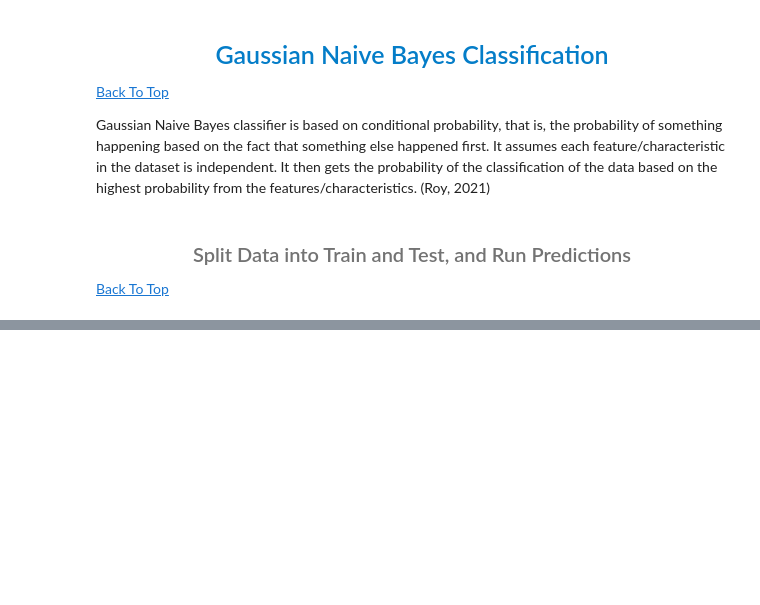
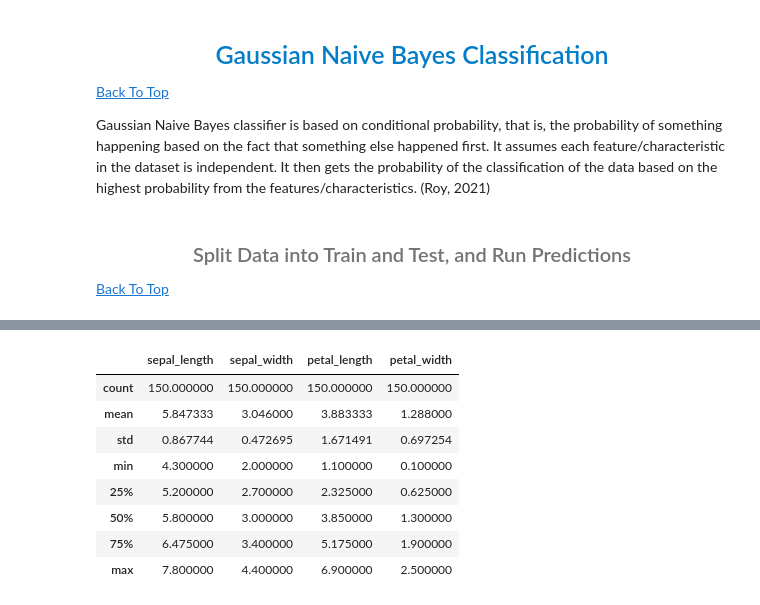
Before and after one commit to elainetynan/MachineLearningAndStats, a Jupyter notebook: project.ipynb, the cells around one changed output, grey strips where cells are left out. Cells and saved outputs as stored; diff of their text form; code cells hidden in the pictures; blank space fills up the shorter version.

```diff
--- a/project.ipynb
+++ b/project.ipynb
@@ -637,0 +948,12 @@ in this notebook we have reviewed literature in relation to the iris Dataset. We
+# %%
+synth_df.describe()
+# %% [output]
+|  | sepal_length | sepal_width | petal_length | petal_width |
+| count | 150.000000 | 150.000000 | 150.000000 | 150.000000 |
+| mean | 5.847333 | 3.046000 | 3.883333 | 1.288000 |
+| std | 0.867744 | 0.472695 | 1.671491 | 0.697254 |
+| min | 4.300000 | 2.000000 | 1.100000 | 0.100000 |
+| 25% | 5.200000 | 2.700000 | 2.325000 | 0.625000 |
+| 50% | 5.800000 | 3.000000 | 3.850000 | 1.300000 |
+| 75% | 6.475000 | 3.400000 | 5.175000 | 1.900000 |
+| max | 7.800000 | 4.400000 | 6.900000 | 2.500000 |
```
Also changed, not shown: parts of 47 cells of this notebook, 1 other file.
